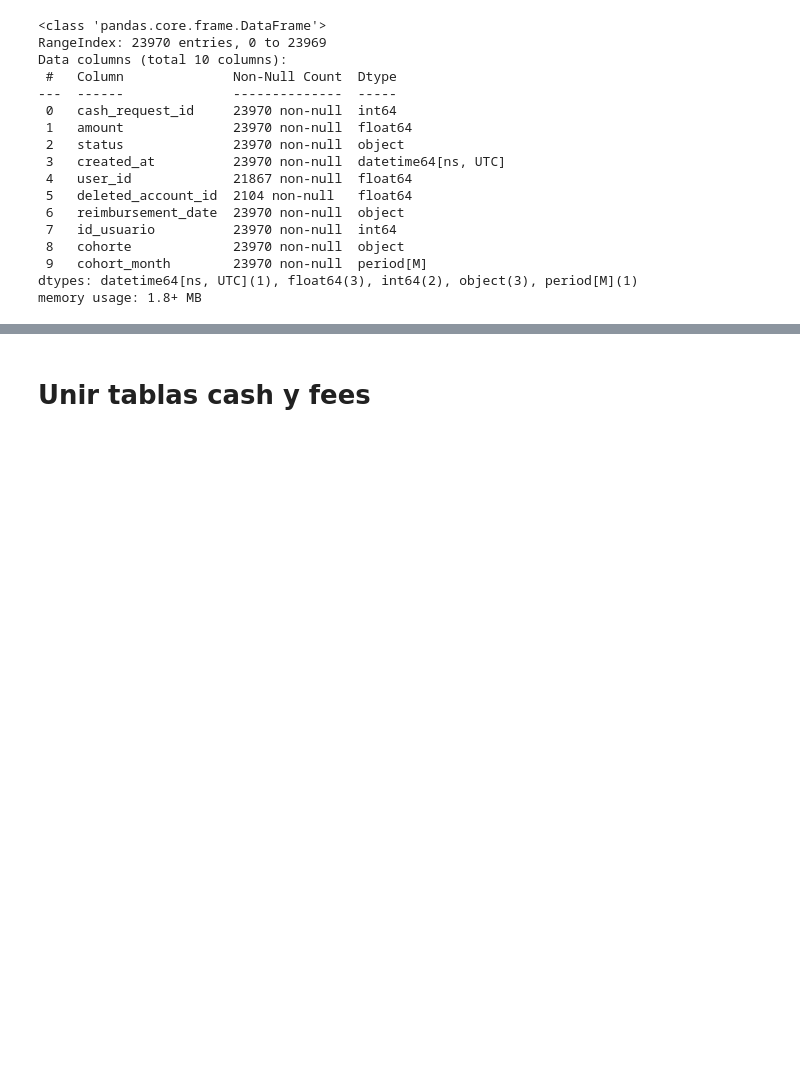
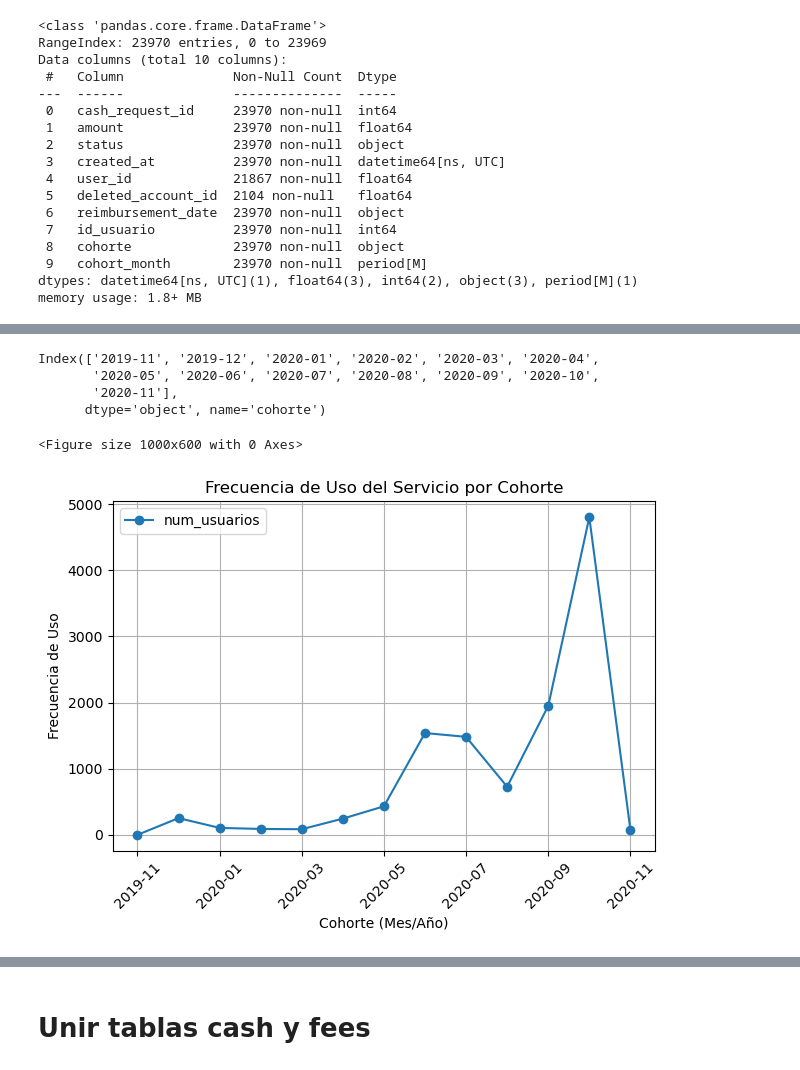
Before and after one commit to cutmountain/ironhack-data-analytics, a Jupyter notebook: modulo-1/sesion-15/project-1-ironhack-payments-es-main/ironhack-payments.ipynb, the cells around one changed output, grey strips where cells are left out. Saved outputs shown, nothing was run; the diff lists cells and outputs as text; code cells hidden in the pictures; blank space fills up the shorter version.

```diff
--- a/modulo-1/sesion-15/project-1-ironhack-payments-es-main/ironhack-payments.ipynb
+++ b/modulo-1/sesion-15/project-1-ironhack-payments-es-main/ironhack-payments.ipynb
@@ -426,0 +390,5 @@ cash_cohorts[cash_cohorts['cohorte']=='2020-08'].shape #1632
+# %%
+# Número de usuarios por cohorte
+users_by_cohort = cash_cohorts.groupby('cohorte')['id_usuario'].nunique().reset_index()
+users_by_cohort.columns = ['cohorte','num_usuarios']
+print(users_by_cohort)
@@ -426,0 +410,22 @@ cash_cohorts[cash_cohorts['cohorte']=='2020-08'].shape #1632
+# %%
+users_by_cohort.set_index('cohorte', inplace=True)
+print(users_by_cohort.index)
+# %% [output]
+Index(['2019-11', '2019-12', '2020-01', '2020-02', '2020-03', '2020-04',
+       '2020-05', '2020-06', '2020-07', '2020-08', '2020-09', '2020-10',
+       '2020-11'],
+      dtype='object', name='cohorte')
+# %%
+# Crear un gráfico de líneas para visualizar la frecuencia de uso por cohorte
+plt.figure(figsize=(10, 6))
+users_by_cohort.plot(kind='line', marker='o')
+plt.title('Frecuencia de Uso del Servicio por Cohorte')
+plt.xlabel('Cohorte (Mes/Año)')
+plt.ylabel('Frecuencia de Uso')
+plt.grid(True)
+plt.xticks(rotation=45)
+plt.tight_layout()
+plt.show()
+# %% [output]
+<Figure size 1000x600 with 0 Axes>
+[figure, added]
```
Also changed, not shown: parts of 14 cells of this notebook.
